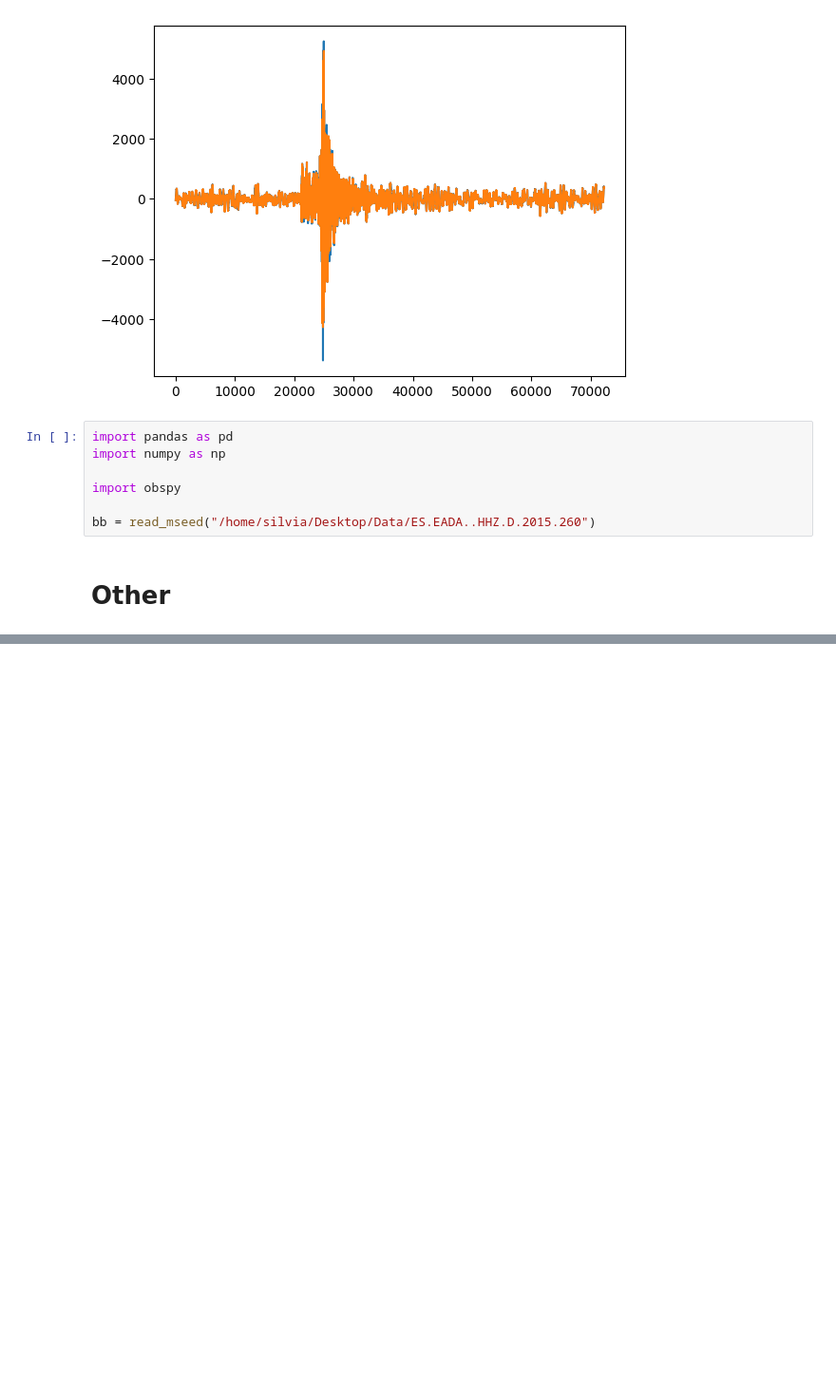
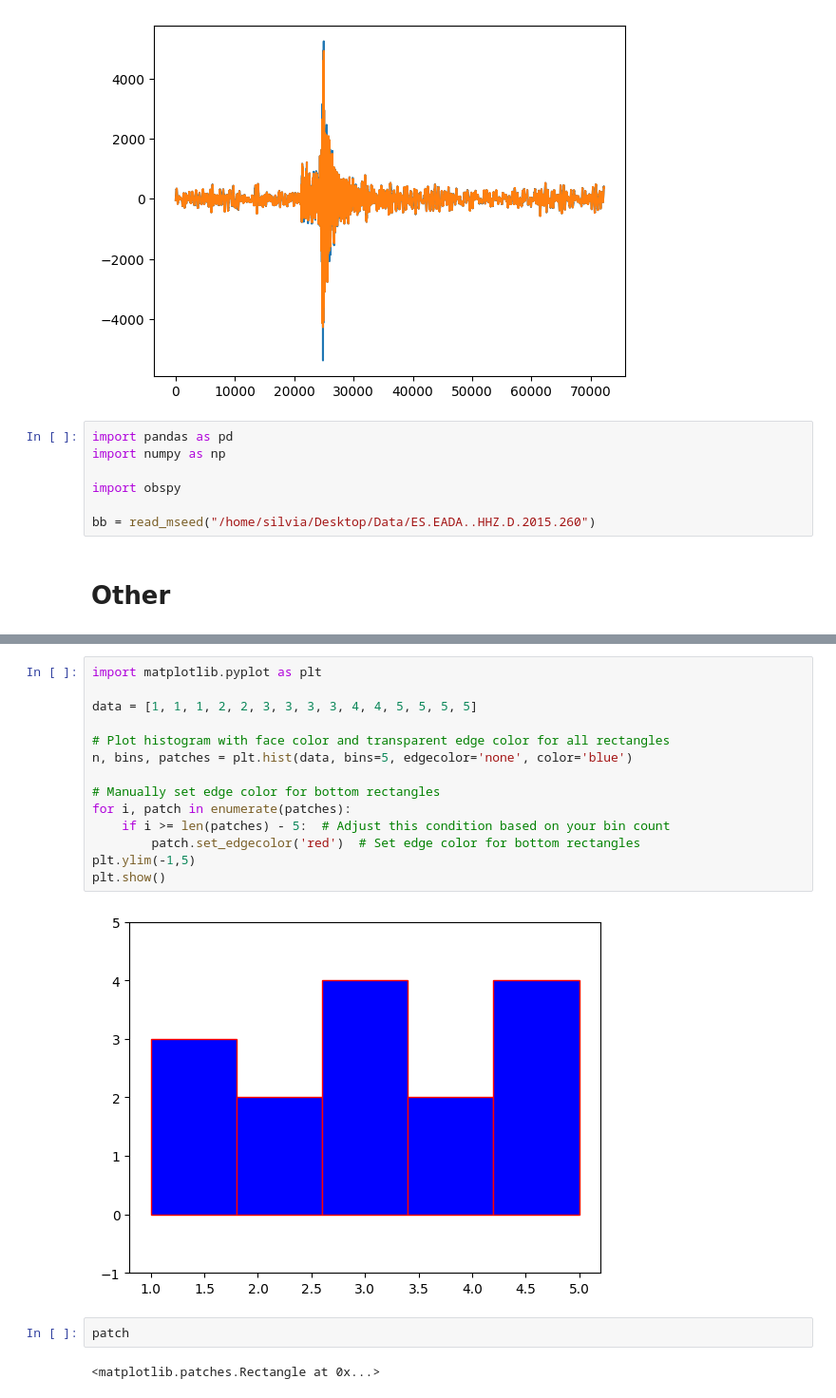
Before and after one commit to Nemenick/primoprogetto, a Jupyter notebook: Codici/_Test.ipynb, the cells around one changed output, grey strips where cells are left out. Shown at 95% size. Saved outputs shown, nothing was run; the diff lists cells and outputs as text; blank space fills up the shorter version.

```diff
--- a/Codici/_Test.ipynb
+++ b/Codici/_Test.ipynb
@@ -1283,0 +1296,20 @@ bb = read_mseed("/home/silvia/Desktop/Data/ES.EADA..HHZ.D.2015.260")
+# %%
+import matplotlib.pyplot as plt
+
+data = [1, 1, 1, 2, 2, 3, 3, 3, 3, 4, 4, 5, 5, 5, 5]
+
+# Plot histogram with face color and transparent edge color for all rectangles
+n, bins, patches = plt.hist(data, bins=5, edgecolor='none', color='blue')
+
+# Manually set edge color for bottom rectangles
+for i, patch in enumerate(patches):
+    if i >= len(patches) - 5:  # Adjust this condition based on your bin count
+        patch.set_edgecolor('red')  # Set edge color for bottom rectangles
+plt.ylim(-1,5)
+plt.show()
+# %% [output]
+[figure, added]
+# %%
+patch
+# %% [output]
+<matplotlib.patches.Rectangle at 0x...>
```
Also changed, not shown: parts of 3 cells of this notebook, 3 other files.
